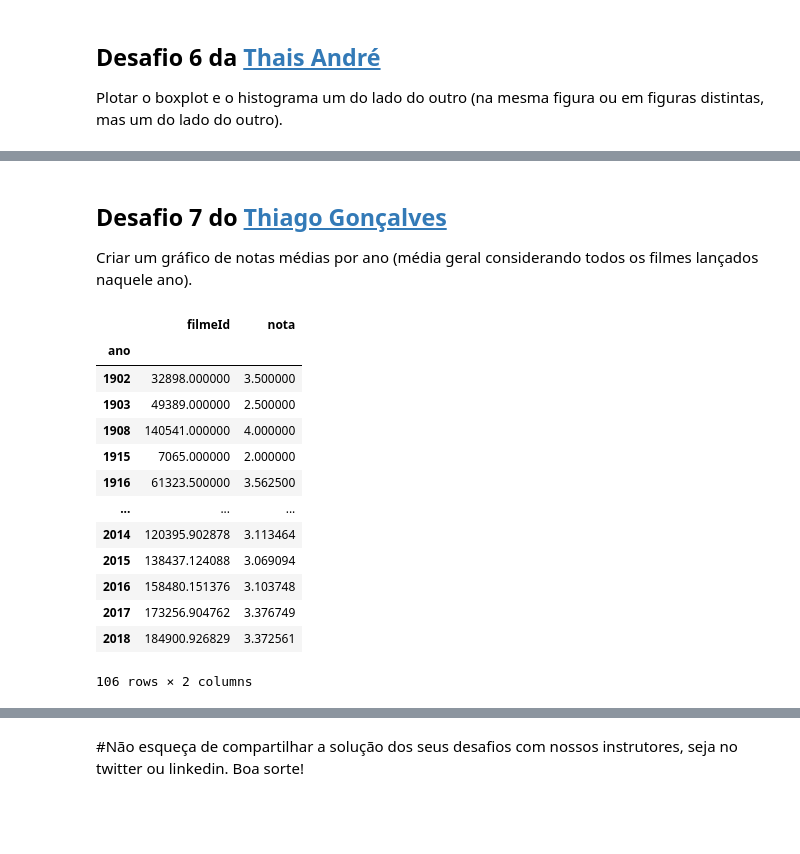
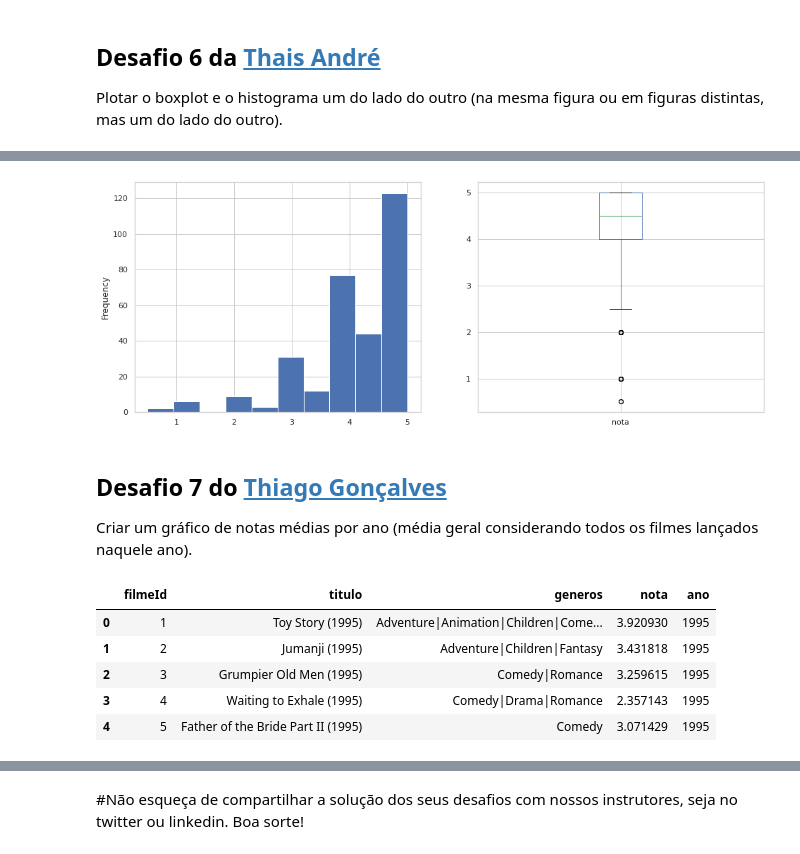
Before and after one commit to osandrolucas/QuarentenaDados, a Jupyter notebook: QuarentenaDados_aula02_osandrolucas.ipynb, the cells around one changed output, grey strips where cells are left out. Drawn from its saved outputs; the diff is of its cells as text; code cells hidden in the pictures; blank space fills up the shorter version.

```diff
--- a/QuarentenaDados_aula02_osandrolucas.ipynb
+++ b/QuarentenaDados_aula02_osandrolucas.ipynb
@@ -998,22 +927,26 @@ plot_stats_filme(32)
+# %%
+pulp_fiction = avaliacoes.query('filmeId == 296')['nota']
+
+f, axes = plt.subplots(1, 2, figsize=(16, 6))
+
+pulp_fiction.plot(kind='hist', ax=axes[0])
+pulp_fiction.plot(kind='box', ax=axes[1])
+
+plt.show()
+# %% [output]
+[figure, added]
 # %% [markdown]
 ## Desafio 7 do [Thiago Gonçalves](https://twitter.com/tgcsantos)
 
 Criar um gráfico de notas médias por ano (média geral considerando todos os filmes lançados naquele ano).
 # %%
-filmes_com_media['ano'] = filmes['titulo'].str.extract(r'\((\d{4})\)')
-filmes_com_media.groupby('ano').mean()
+filmes_com_media_e_ano = filmes_com_media.copy()
+filmes_com_media_e_ano['ano'] = filmes_com_media['titulo'].str.extract("\((\d{4})\)")
+filmes_com_media_e_ano.head()
 # %% [output]
-|  | filmeId | nota |
-| ano |  |  |
-| 1902 | 32898.000000 | 3.500000 |
-| 1903 | 49389.000000 | 2.500000 |
-| 1908 | 140541.000000 | 4.000000 |
-| 1915 | 7065.000000 | 2.000000 |
-| 1916 | 61323.500000 | 3.562500 |
-| ... | ... | ... |
-| 2014 | 120395.902878 | 3.113464 |
-| 2015 | 138437.124088 | 3.069094 |
-| 2016 | 158480.151376 | 3.103748 |
-| 2017 | 173256.904762 | 3.376749 |
-| 2018 | 184900.926829 | 3.372561 |
+|  | filmeId | titulo | generos | nota | ano |
+| 0 | 1 | Toy Story (1995) | Adventure|Animation|Children|Come... | 3.920930 | 1995 |
+| 1 | 2 | Jumanji (1995) | Adventure|Children|Fantasy | 3.431818 | 1995 |
+| 2 | 3 | Grumpier Old Men (1995) | Comedy|Romance | 3.259615 | 1995 |
+| 3 | 4 | Waiting to Exhale (1995) | Comedy|Drama|Romance | 2.357143 | 1995 |
+| 4 | 5 | Father of the Bride Part II (1995) | Comedy | 3.071429 | 1995 |
-106 rows × 2 columns
```
Also changed, not shown: parts of 15 cells of this notebook.
